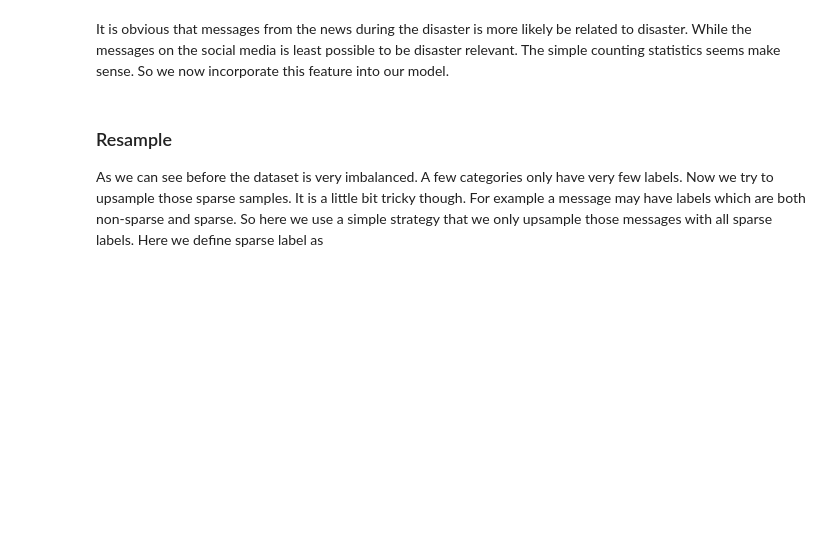
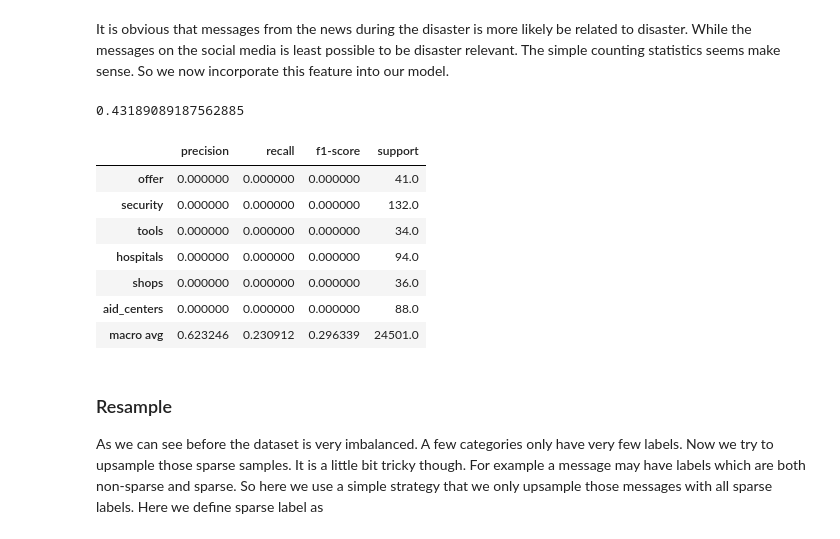
Before and after one commit to suebatista/Disaster-Response-Pipeline-Udacity, a Jupyter notebook: ML Pipeline Preparation.ipynb, the cells around one changed output. Drawn from its saved outputs; the diff is of its cells as text; code cells hidden in the pictures; blank space fills up the shorter version.

```diff
--- a/ML Pipeline Preparation.ipynb
+++ b/ML Pipeline Preparation.ipynb
@@ -229,4 +210,0 @@ ovr_jaccard_score
-# %%
-target_names = categories.columns.values
-report = metrics.classification_report(y_test, y_pred, target_names = target_names, output_dict=True)
-report_df = pd.DataFrame(report).transpose()
@@ -233,5 +260,20 @@ report_df = pd.DataFrame(report).transpose()
+# %%
+model_original = ML_classifier()
+model_original.evaluate(df)
+# %% [output]
+0.43189089187562885
 # %%
-report_df[(report_df['precision'] == 0.0) | (report_df.index == 'macro avg')]
+report_original = model_original.report
+report_orginal[(report_orginal['precision'] == 0.0) | (report_original.index == 'macro avg')]
+# %% [output]
+|  | precision | recall | f1-score | support |
+| offer | 0.000000 | 0.000000 | 0.000000 | 41.0 |
+| security | 0.000000 | 0.000000 | 0.000000 | 132.0 |
+| tools | 0.000000 | 0.000000 | 0.000000 | 34.0 |
+| hospitals | 0.000000 | 0.000000 | 0.000000 | 94.0 |
+| shops | 0.000000 | 0.000000 | 0.000000 | 36.0 |
+| aid_centers | 0.000000 | 0.000000 | 0.000000 | 88.0 |
+| macro avg | 0.623246 | 0.230912 | 0.296339 | 24501.0 |
 # %% [markdown]
 ### Resample
 
```
Also changed, not shown: parts of 20 cells of this notebook.
